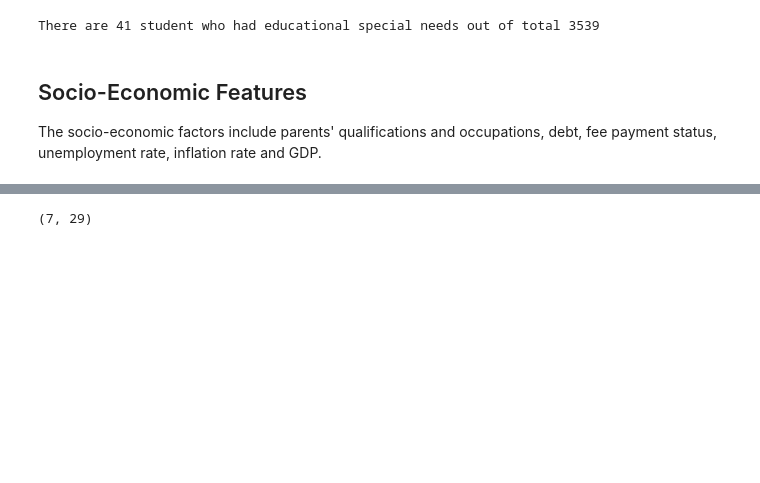
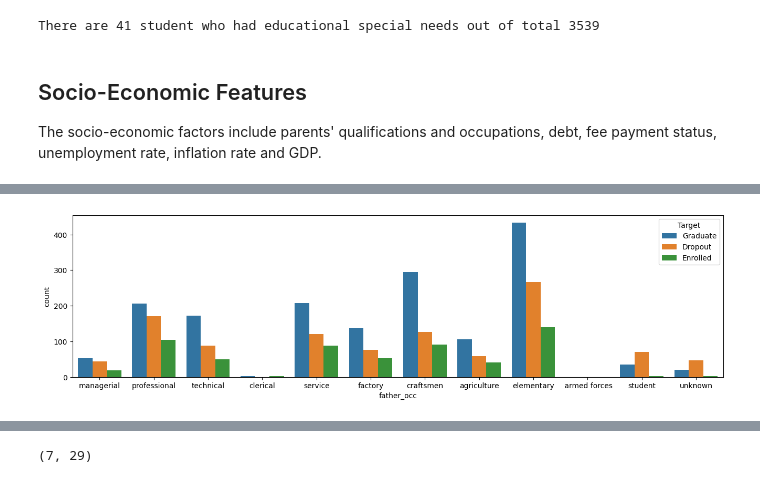
Before and after one commit to esviswajith95/enrollment_status, a Jupyter notebook: notebooks/01-esv-exploratory_data_analysis.ipynb, the cells around one changed output, grey strips where cells are left out. Saved outputs shown, nothing was run; the diff lists cells and outputs as text; code cells hidden in the pictures; blank space fills up the shorter version.

```diff
--- a/notebooks/01-esv-exploratory_data_analysis.ipynb
+++ b/notebooks/01-esv-exploratory_data_analysis.ipynb
@@ -279,0 +375,9 @@ train["Father\'s qualification"].nunique()
+# %%
+train["father_occ"] = train["Father\'s occupation"].map(occ_mapping)
+train["mother_occ"] = train["Mother\'s occupation"].map(occ_mapping)
+# %%
+plt.figure(figsize=(16,4))
+sns.countplot(data=train, x='father_occ', order=["managerial", "professional", "technical", "clerical", "service", "factory", "craftsmen", "agriculture", "elementary"," armed forces", "student", "unknown"], hue='Target')
+plt.show()
+# %% [output]
+[figure, added]
```
Also changed, not shown: parts of 39 cells of this notebook.
